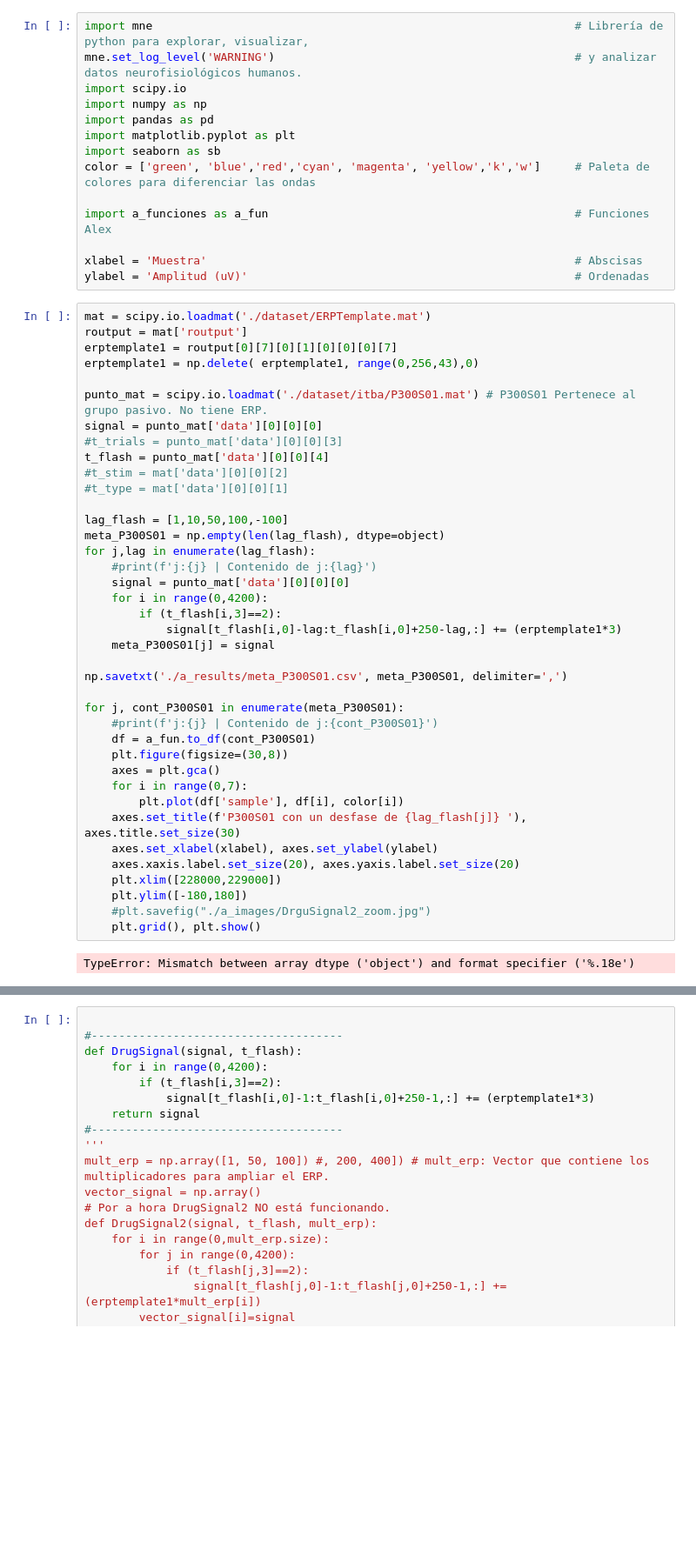
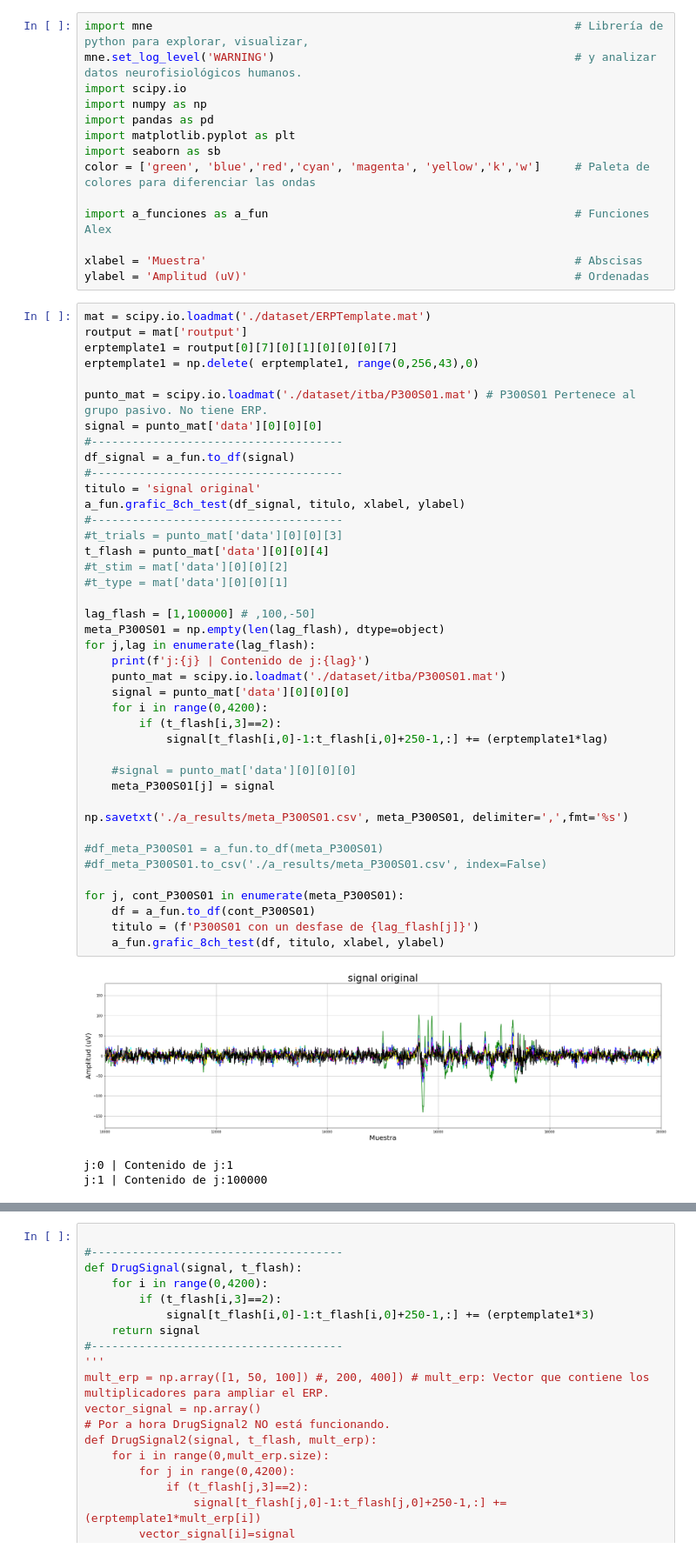
Before and after one commit to alexchavez1980/repo_tesis, a Jupyter notebook: a_LagSignal.ipynb, the cells around one changed output, grey strips where cells are left out. Shown at 87% size. Drawn from its saved outputs; the diff is of its cells as text; blank space fills up the shorter version.

```diff
--- a/a_LagSignal.ipynb
+++ b/a_LagSignal.ipynb
@@ -15,41 +15,45 @@ ylabel = 'Amplitud (uV)'                                                # Ordena
 # %%
 mat = scipy.io.loadmat('./dataset/ERPTemplate.mat')
 routput = mat['routput']
 erptemplate1 = routput[0][7][0][1][0][0][0][7]
 erptemplate1 = np.delete( erptemplate1, range(0,256,43),0)
 
 punto_mat = scipy.io.loadmat('./dataset/itba/P300S01.mat') # P300S01 Pertenece al grupo pasivo. No tiene ERP.
 signal = punto_mat['data'][0][0][0]
+#-------------------------------------
+df_signal = a_fun.to_df(signal)
+#-------------------------------------
+titulo = 'signal original'
+a_fun.grafic_8ch_test(df_signal, titulo, xlabel, ylabel)
+#-------------------------------------
 #t_trials = punto_mat['data'][0][0][3]
 t_flash = punto_mat['data'][0][0][4]
 #t_stim = mat['data'][0][0][2]
 #t_type = mat['data'][0][0][1]
 
-lag_flash = [1,10,50,100,-100]
+lag_flash = [1,100000] # ,100,-50]
 meta_P300S01 = np.empty(len(lag_flash), dtype=object)
 for j,lag in enumerate(lag_flash):
-    #print(f'j:{j} | Contenido de j:{lag}')
+    print(f'j:{j} | Contenido de j:{lag}')
+    punto_mat = scipy.io.loadmat('./dataset/itba/P300S01.mat')
     signal = punto_mat['data'][0][0][0]
     for i in range(0,4200):
         if (t_flash[i,3]==2):
-            signal[t_flash[i,0]-lag:t_flash[i,0]+250-lag,:] += (erptemplate1*3)
+            signal[t_flash[i,0]-1:t_flash[i,0]+250-1,:] += (erptemplate1*lag)
+
+    #signal = punto_mat['data'][0][0][0]
     meta_P300S01[j] = signal
 
-np.savetxt('./a_results/meta_P300S01.csv', meta_P300S01, delimiter=',')
+np.savetxt('./a_results/meta_P300S01.csv', meta_P300S01, delimiter=',',fmt='%s')
+
+#df_meta_P300S01 = a_fun.to_df(meta_P300S01)
+#df_meta_P300S01.to_csv('./a_results/meta_P300S01.csv', index=False)
 
 for j, cont_P300S01 in enumerate(meta_P300S01):
-    #print(f'j:{j} | Contenido de j:{cont_P300S01}')
     df = a_fun.to_df(cont_P300S01)
-    plt.figure(figsize=(30,8))
-    axes = plt.gca()
-    for i in range(0,7):
-        plt.plot(df['sample'], df[i], color[i])
-    axes.set_title(f'P300S01 con un desfase de {lag_flash[j]} '), axes.title.set_size(30)
-    axes.set_xlabel(xlabel), axes.set_ylabel(ylabel)
-    axes.xaxis.label.set_size(20), axes.yaxis.label.set_size(20)
-    plt.xlim([228000,229000])
-    plt.ylim([-180,180])
-    #plt.savefig("./a_images/DrguSignal2_zoom.jpg")
-    plt.grid(), plt.show()
+    titulo = (f'P300S01 con un desfase de {lag_flash[j]}')
+    a_fun.grafic_8ch_test(df, titulo, xlabel, ylabel)
 # %% [output]
+[figure, added]
-TypeError: Mismatch between array dtype ('object') and format specifier ('%.18e')
+j:0 | Contenido de j:1
+j:1 | Contenido de j:100000
```
Also changed, not shown: parts of 1 cell of this notebook, 2 other files.
